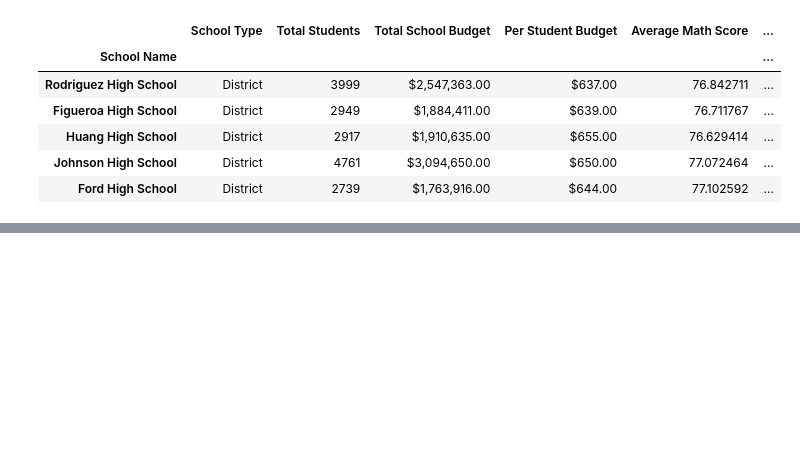
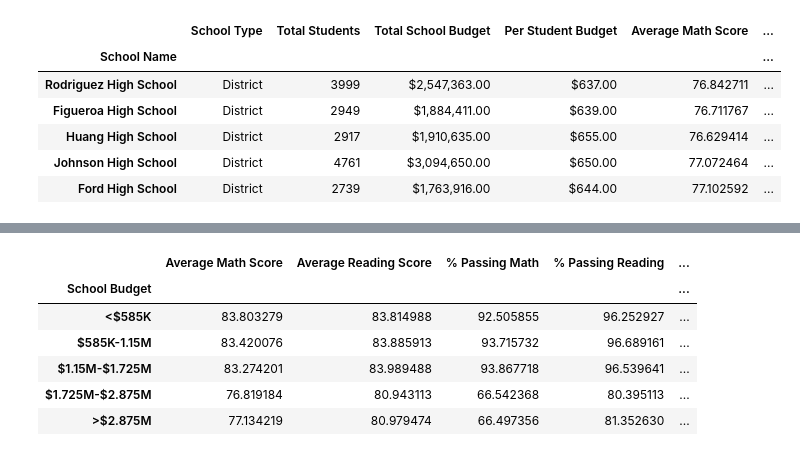
Before and after one commit to anulkar/pandas-challenge, a Jupyter notebook: PyCitySchools/PyCitySchools.ipynb, the cells around one changed output, grey strips where cells are left out. Cells and saved outputs as stored; diff of their text form; code cells hidden in the pictures; blank space fills up the shorter version.

```diff
--- a/PyCitySchools/PyCitySchools.ipynb
+++ b/PyCitySchools/PyCitySchools.ipynb
@@ -167,0 +262,49 @@ bottom_passing_rate_schools.head()
+# %%
+## SCORES BY SCHOOL SPENDING
+## ------------------------
+## Create a table that breaks down school performances based on average Spending Ranges (Per Student).
+
+# Establish bins for school spending
+max_budget = school_data['School Budget'].max()
+spending_bins = [0, 585000, 1150000, 1725000, 2875000, max_budget]
+spending_groups = ["<$585K", "$585K-1.15M", "$1.15M-$1.725M", "$1.725M-$2.875M", ">$2.875M"]
+
+# Categorize the schools based on the spending bins
+school_data_complete.loc[:,'School Budget'] = pd.cut(school_data_complete.loc[:,'School Budget'], spending_bins, labels=spending_groups)
+
+# Group the complete schools data frame by budget to run a spending-based analysis
+school_spending_groups = school_data_complete.groupby(['School Budget'])
+
+# Calculate number of students
+num_students = school_spending_groups['Student ID'].count()
+
+# Calculate the average math score for each school
+avg_math_score_spending = school_spending_groups['Math Score'].mean()
+
+# Calculate the average reading score for each school
+avg_reading_score_spending = school_spending_groups['Reading Score'].mean()
+
+# Calculate the percentage of students with a passing math score (70 or greater)
+passing_math_score_spending = school_data_complete[school_data_complete['Math Score'] >= 70].groupby(['School Budget'])
+percent_passing_math_spending = (passing_math_score_spending['Math Score'].count() / num_students) * 100
+
+# Calculate the percentage of students with a passing reading score (70 or greater)
+passing_reading_score_spending = school_data_complete[school_data_complete['Reading Score'] >= 70].groupby(['School Budget'])
+percent_passing_reading_spending = (passing_reading_score_spending['Reading Score'].count() / num_students) * 100
+
+# Calculate the percent of overall passing rate (overall average score), i.e. (avg. math score + avg. reading score)/2
+overall_passing_rate_spending = (percent_passing_math_spending + percent_passing_reading_spending) / 2
+
+# Save all of the school spending metrics to a Data Frame
+scores_school_spending = pd.DataFrame({ 'Average Math Score': avg_math_score_spending, 'Average Reading Score': avg_reading_score_spending, '% Passing Math': percent_passing_math_spending, '% Passing Reading': percent_passing_reading_spending, '% Overall Passing Rate': overall_passing_rate_spending} )
+
+# Display scores based on the school spending
+scores_school_spending
+# %% [output]
+|  | Average Math Score | Average Reading Score | % Passing Math | % Passing Reading | ... |
+| School Budget |  |  |  |  | ... |
+| <$585K | 83.803279 | 83.814988 | 92.505855 | 96.252927 | ... |
+| $585K-1.15M | 83.420076 | 83.885913 | 93.715732 | 96.689161 | ... |
+| $1.15M-$1.725M | 83.274201 | 83.989488 | 93.867718 | 96.539641 | ... |
+| $1.725M-$2.875M | 76.819184 | 80.943113 | 66.542368 | 80.395113 | ... |
+| >$2.875M | 77.134219 | 80.979474 | 66.497356 | 81.352630 | ... |
```
Also changed, not shown: parts of 8 cells of this notebook, 1 other file.
